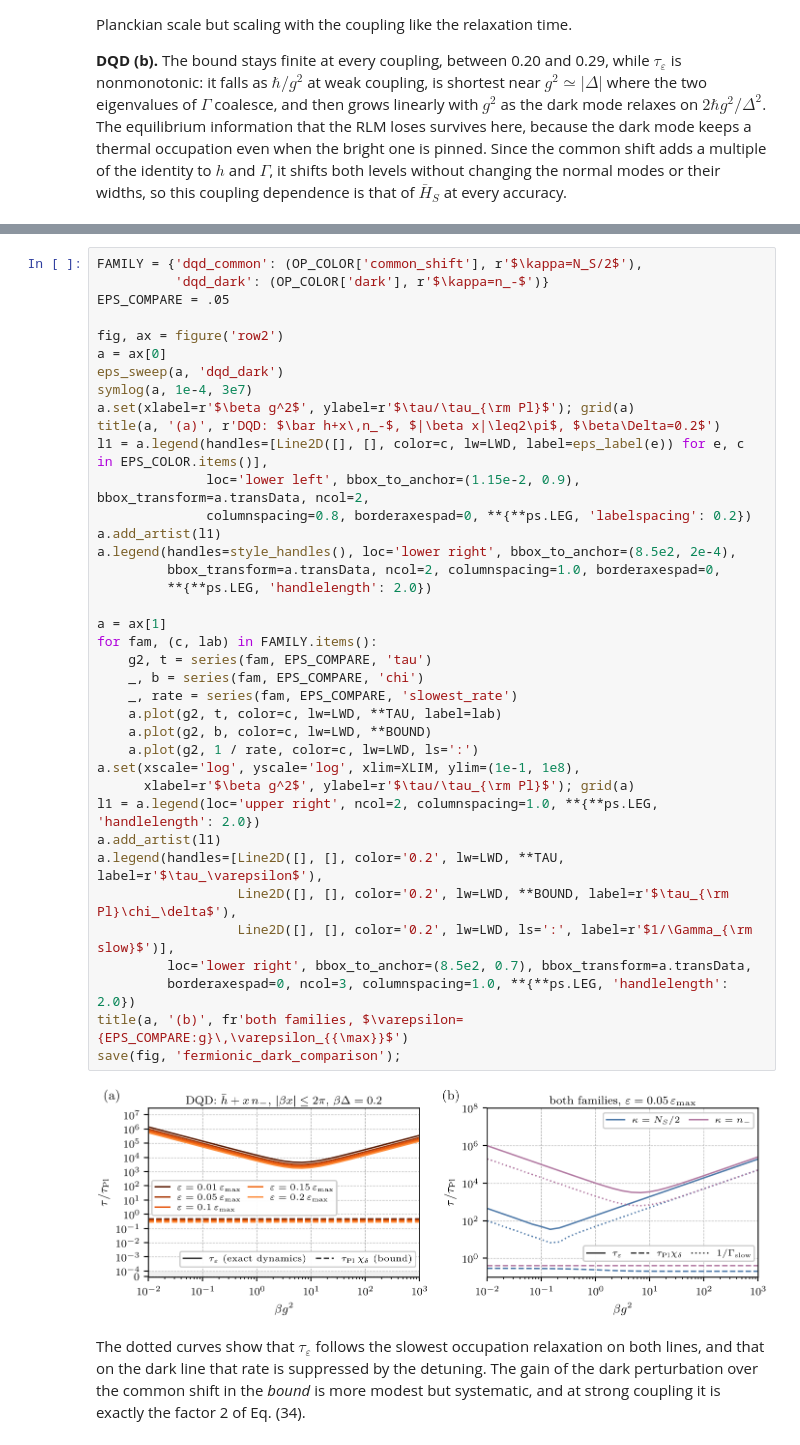
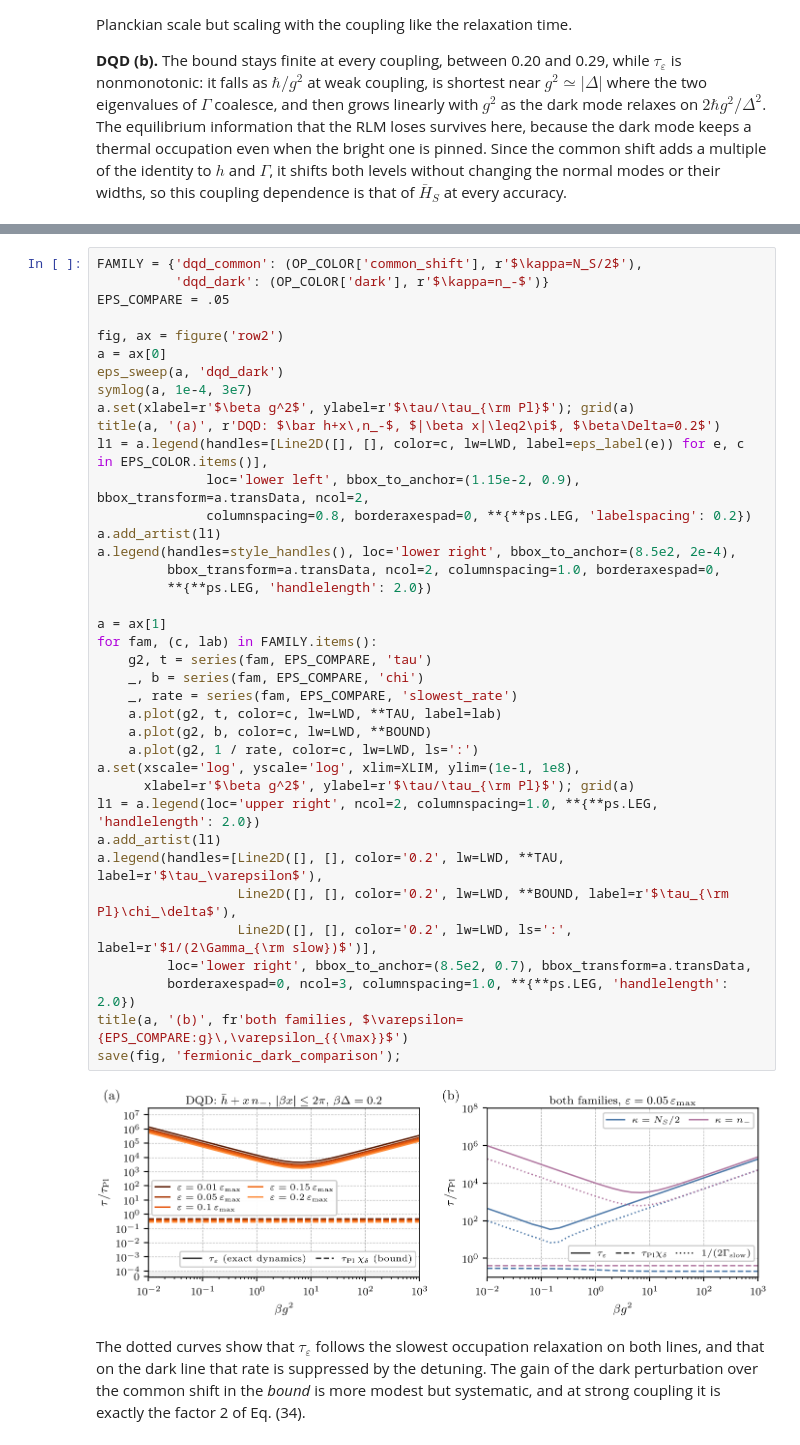
Before and after one commit to jesusjimrod/planckian-thermalization-bound, a Jupyter notebook: fermionic.ipynb, the cells around one changed output, grey strips where cells are left out. Saved outputs shown, nothing was run; the diff lists cells and outputs as text.

Commit message:
Fig. S1(b): label the dotted curve 1/(2 Gamma_slow), the occupation relaxation time

```diff
--- a/fermionic.ipynb
+++ b/fermionic.ipynb
@@ -484,35 +483,35 @@ eps_sweep(a, 'dqd_dark')
 symlog(a, 1e-4, 3e7)
 a.set(xlabel=r'$\beta g^2$', ylabel=r'$\tau/\tau_{\rm Pl}$'); grid(a)
 title(a, '(a)', r'DQD: $\bar h+x\,n_-$, $|\beta x|\leq2\pi$, $\beta\Delta=0.2$')
 l1 = a.legend(handles=[Line2D([], [], color=c, lw=LWD, label=eps_label(e)) for e, c in EPS_COLOR.items()],
               loc='lower left', bbox_to_anchor=(1.15e-2, 0.9), bbox_transform=a.transData, ncol=2,
               columnspacing=0.8, borderaxespad=0, **{**ps.LEG, 'labelspacing': 0.2})
 a.add_artist(l1)
 a.legend(handles=style_handles(), loc='lower right', bbox_to_anchor=(8.5e2, 2e-4),
          bbox_transform=a.transData, ncol=2, columnspacing=1.0, borderaxespad=0,
          **{**ps.LEG, 'handlelength': 2.0})
 
 a = ax[1]
 for fam, (c, lab) in FAMILY.items():
     g2, t = series(fam, EPS_COMPARE, 'tau')
     _, b = series(fam, EPS_COMPARE, 'chi')
     _, rate = series(fam, EPS_COMPARE, 'slowest_rate')
     a.plot(g2, t, color=c, lw=LWD, **TAU, label=lab)
     a.plot(g2, b, color=c, lw=LWD, **BOUND)
     a.plot(g2, 1 / rate, color=c, lw=LWD, ls=':')
 a.set(xscale='log', yscale='log', xlim=XLIM, ylim=(1e-1, 1e8),
       xlabel=r'$\beta g^2$', ylabel=r'$\tau/\tau_{\rm Pl}$'); grid(a)
 l1 = a.legend(loc='upper right', ncol=2, columnspacing=1.0, **{**ps.LEG, 'handlelength': 2.0})
 a.add_artist(l1)
 a.legend(handles=[Line2D([], [], color='0.2', lw=LWD, **TAU, label=r'$\tau_\varepsilon$'),
                   Line2D([], [], color='0.2', lw=LWD, **BOUND, label=r'$\tau_{\rm Pl}\chi_\delta$'),
-                  Line2D([], [], color='0.2', lw=LWD, ls=':', label=r'$1/\Gamma_{\rm slow}$')],
+                  Line2D([], [], color='0.2', lw=LWD, ls=':', label=r'$1/(2\Gamma_{\rm slow})$')],
          loc='lower right', bbox_to_anchor=(8.5e2, 0.7), bbox_transform=a.transData,
          borderaxespad=0, ncol=3, columnspacing=1.0, **{**ps.LEG, 'handlelength': 2.0})
 title(a, '(b)', fr'both families, $\varepsilon={EPS_COMPARE:g}\,\varepsilon_{{\max}}$')
 save(fig, 'fermionic_dark_comparison');
 # %% [output]
-[figure, old version]
+[figure, new version]
 # %% [markdown]
 The dotted curves show that $\tau_\varepsilon$ follows the slowest occupation relaxation on both
 lines, and that on the dark line that rate is suppressed by the detuning. The gain of the dark
```
Also changed, not shown: parts of 1 cell of this notebook, 2 other files.
